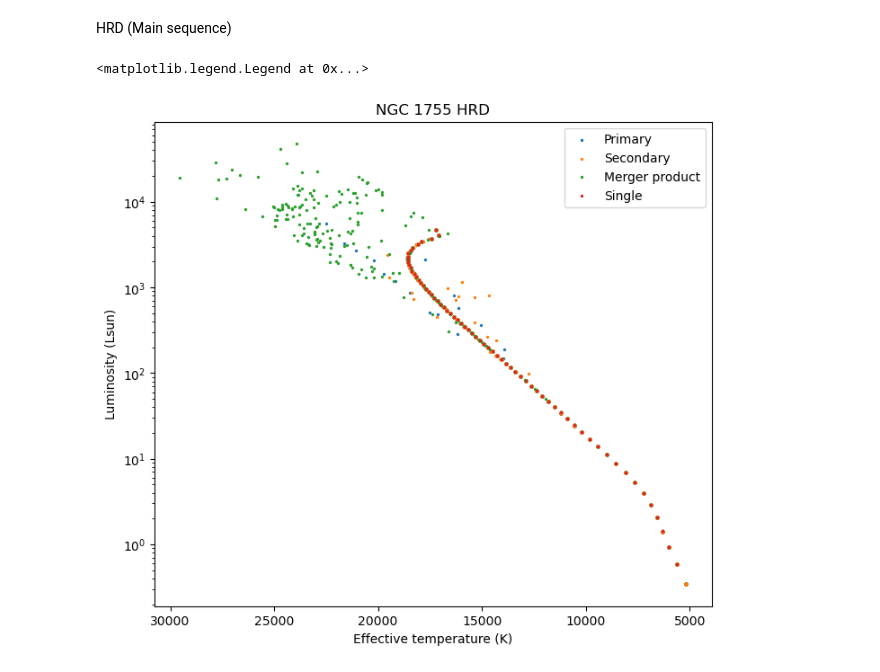
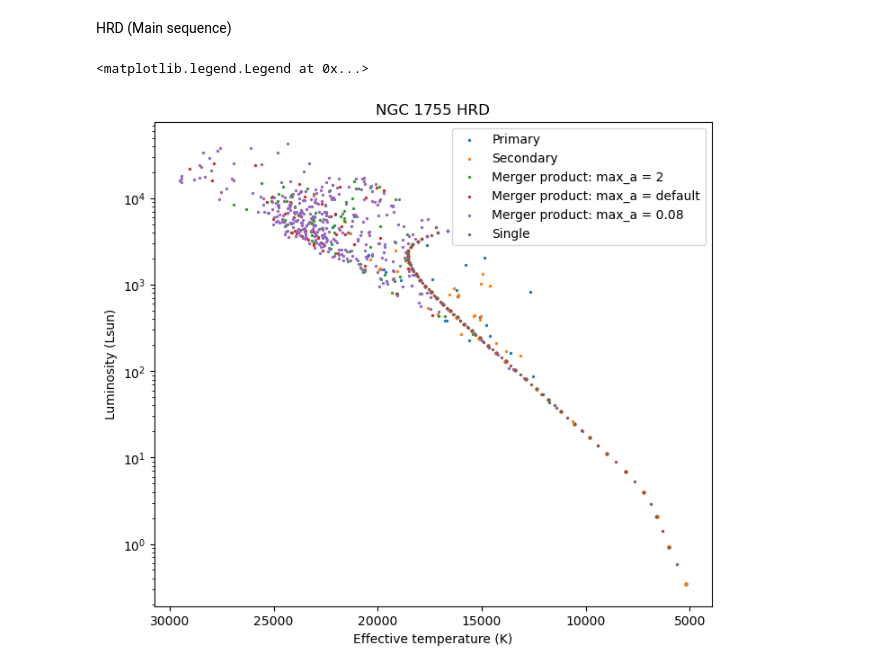
Before and after one commit to mkim0029/COMPAS, a Jupyter notebook: src/Corrected_plotting/read.ipynb, the cells around one changed output. Drawn from its saved outputs; the diff is of its cells as text; code cells hidden in the pictures.

```diff
--- a/src/Corrected_plotting/read.ipynb
+++ b/src/Corrected_plotting/read.ipynb
@@ -58,28 +58,36 @@ Finding the unit of a parameter:
 print(SP_BSE['Teff(1)'].attrs['units'])
 print(SP_BSE['Luminosity(1)'].attrs['units'])
 # %%
-binary = load_data('COMPAS_Output.h5', 'BSE')
+binary = load_data('COMPAS_Output_2.h5', 'BSE')
 single = load_data('COMPAS_Output_SSE.h5', 'SSE')
 # %%
 single_MS = restrict(single, 'type', 1, 1) #MS stars only
 # %%
 binary_merger = restrict(restrict(binary, 'type1', 1, 1), 'type2', 15, 15) #merger products only
 # %%
-binary_MS = restrict(restrict(binary, 'type1', 1, 1), 'type2', 1, 1) #MS stars only
+binary_MS = restrict(restrict(binary3, 'type1', 1, 1), 'type2', 1, 1) #MS stars only
+# %%
+binary1 = load_data('COMPAS_Output_1.h5', 'BSE')
+binary_merger1 = restrict(restrict(binary1, 'type1', 1, 1), 'type2', 15, 15) #merger products only
+# %%
+binary3 = load_data('COMPAS_Output_3.h5', 'BSE')
+binary_merger3 = restrict(restrict(binary3, 'type1', 1, 1), 'type2', 15, 15) #merger products only
 # %% [markdown]
 HRD (Main sequence)
 # %%
 plt.figure(figsize=(8,7))
 plt.scatter(binary_MS.Teff1, binary_MS.L1, label = 'Primary', s = 2)
 plt.scatter(binary_MS.Teff2, binary_MS.L2, label = 'Secondary', s = 2)
-plt.scatter(binary_merger.Teff1, binary_merger.L1, label = 'Merger product', s = 2)
+plt.scatter(binary_merger.Teff1, binary_merger.L1, label = 'Merger product: max_a = 2', s = 2)
+plt.scatter(binary_merger1.Teff1, binary_merger1.L1, label = 'Merger product: max_a = default', s = 2)
+plt.scatter(binary_merger3.Teff1, binary_merger3.L1, label = 'Merger product: max_a = 0.08', s = 2)
 plt.scatter(single_MS.Teff, single_MS.L, label = 'Single', s = 2)
 plt.gca().invert_xaxis()
 plt.title('NGC 1755 HRD')
 plt.xlabel('Effective temperature (K)')
 plt.ylabel('Luminosity (Lsun)')
 plt.yscale('log')
 plt.legend()
 # %% [output]
 <matplotlib.legend.Legend at 0x...>
-[figure, old version]
+[figure, new version]
```
Also changed, not shown: parts of 1 cell of this notebook, 5 other files.
